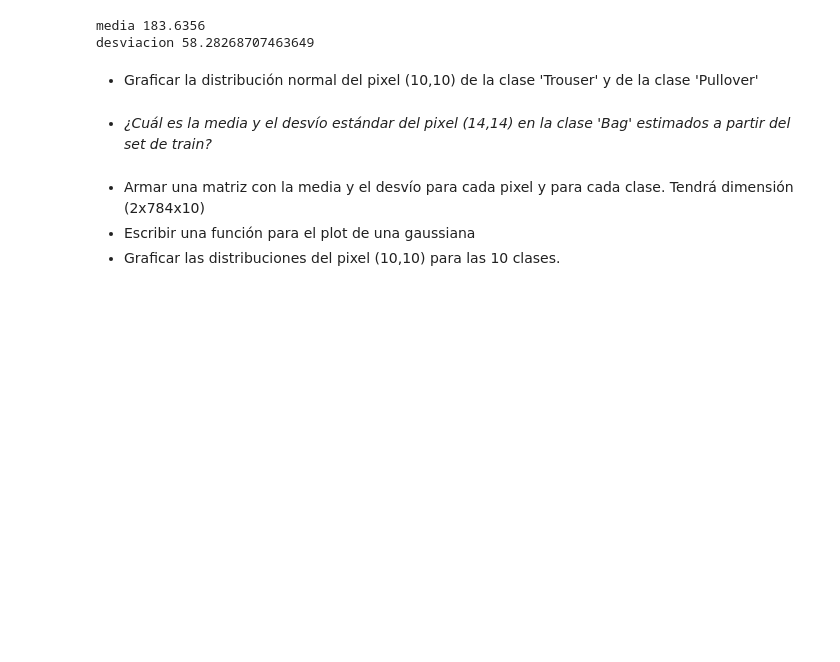
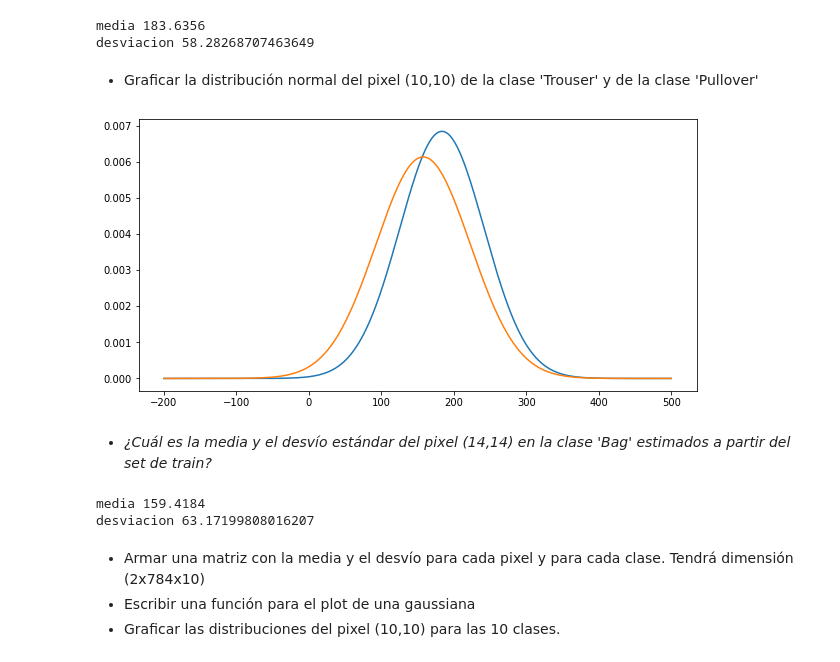
Before and after one commit to LuFernandez/neural-networks, a Jupyter notebook: naive_bayes_gaussiano.ipynb, the cells around one changed output. Cells and saved outputs as stored; diff of their text form; code cells hidden in the pictures; blank space fills up the shorter version.

```diff
--- a/naive_bayes_gaussiano.ipynb
+++ b/naive_bayes_gaussiano.ipynb
@@ -193,17 +195,44 @@ import math
 inv_label = {v: k for k, v in label_dict.items()}
 # %%
 trouser_10_10 = X_train[y_train==inv_label['Trouser'], 10, 10]
-media = np.mean(trouser_10_10)
-dev = np.std(trouser_10_10)
-print("media", media)
-print("desviacion", dev)
+mean_t = np.mean(trouser_10_10)
+sigma_t = np.std(trouser_10_10)
+print("media", mean_t)
+print("desviacion", sigma_t)
 # %% [output]
 media 183.6356
 desviacion 58.28268707463649
 # %% [markdown]
 - Graficar la distribución normal del pixel (10,10) de la clase 'Trouser' y de la clase 'Pullover'
+# %%
+pull_10_10 = X_train[y_train==inv_label['Pullover'], 10, 10]
+mean_p = np.mean(pull_10_10)
+sigma_p = np.std(pull_10_10)
+# %%
+import scipy.stats as stats
+import math
+
+x = np.linspace(-200, 500, 1000)
+gauss_t = stats.norm(mean_t, sigma_t)
+gauss_p = stats.norm(mean_p, sigma_p)
+
+plt.figure(figsize=(10, 5))
+plt.plot(x, gauss_t.pdf(x))
+plt.plot(x, gauss_p.pdf(x))
+plt.show()
+# %% [output]
+[figure, added]
 # %% [markdown]
 - *¿Cuál es la media y el desvío estándar del pixel (14,14) en la clase 'Bag' estimados a partir del set de train?*
+# %%
+bag_14_14 = X_train[y_train==inv_label['Bag'], 14, 14]
+mean_b = np.mean(bag_14_14)
+sigma_b = np.std(bag_14_14)
+print("media", mean_b)
+print("desviacion", sigma_b)
+# %% [output]
+media 159.4184
+desviacion 63.17199808016207
 # %% [markdown]
 - Armar una matriz con la media y el desvío para cada pixel y para cada clase. Tendrá dimensión (2x784x10)
 - Escribir una función para el plot de una gaussiana
```
Also changed, not shown: parts of 7 cells of this notebook.
